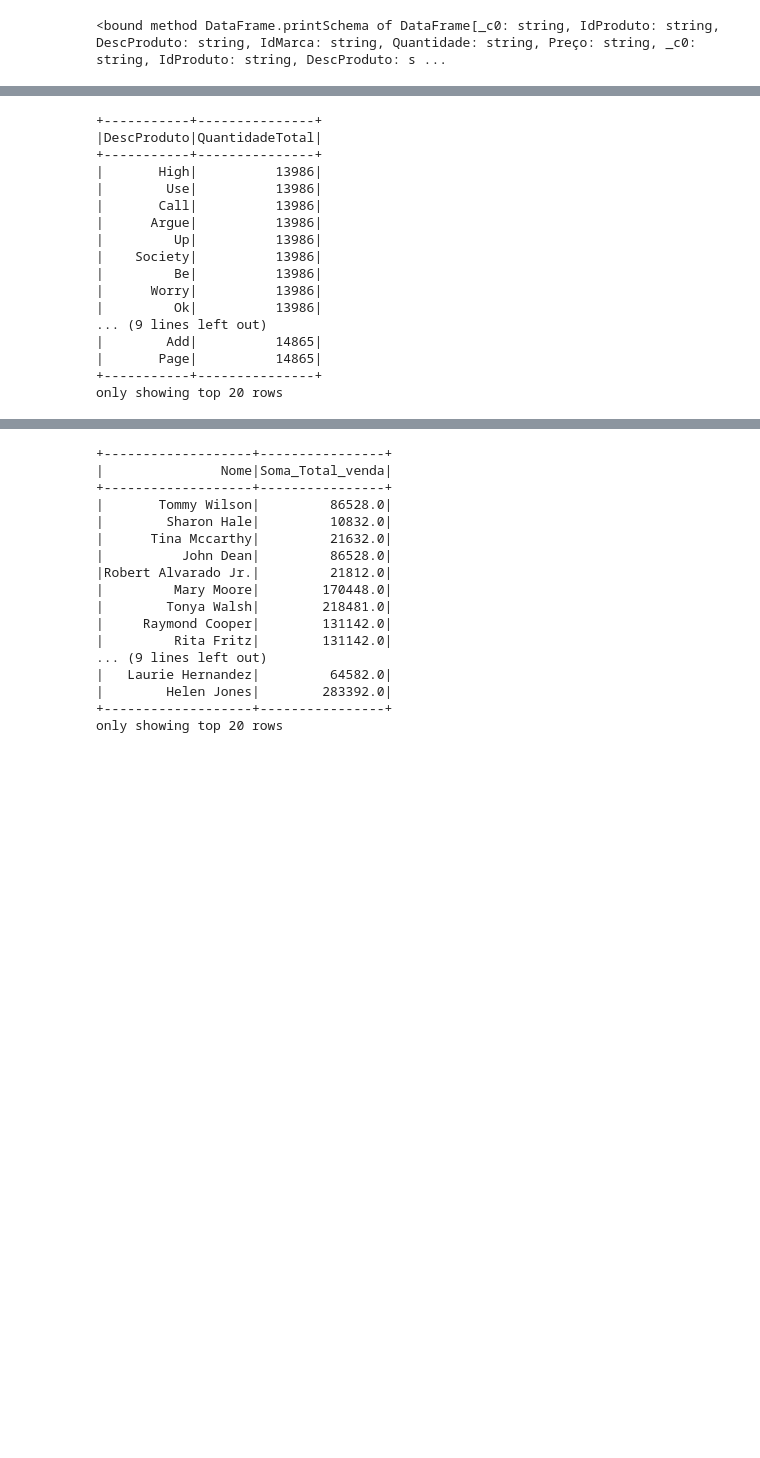
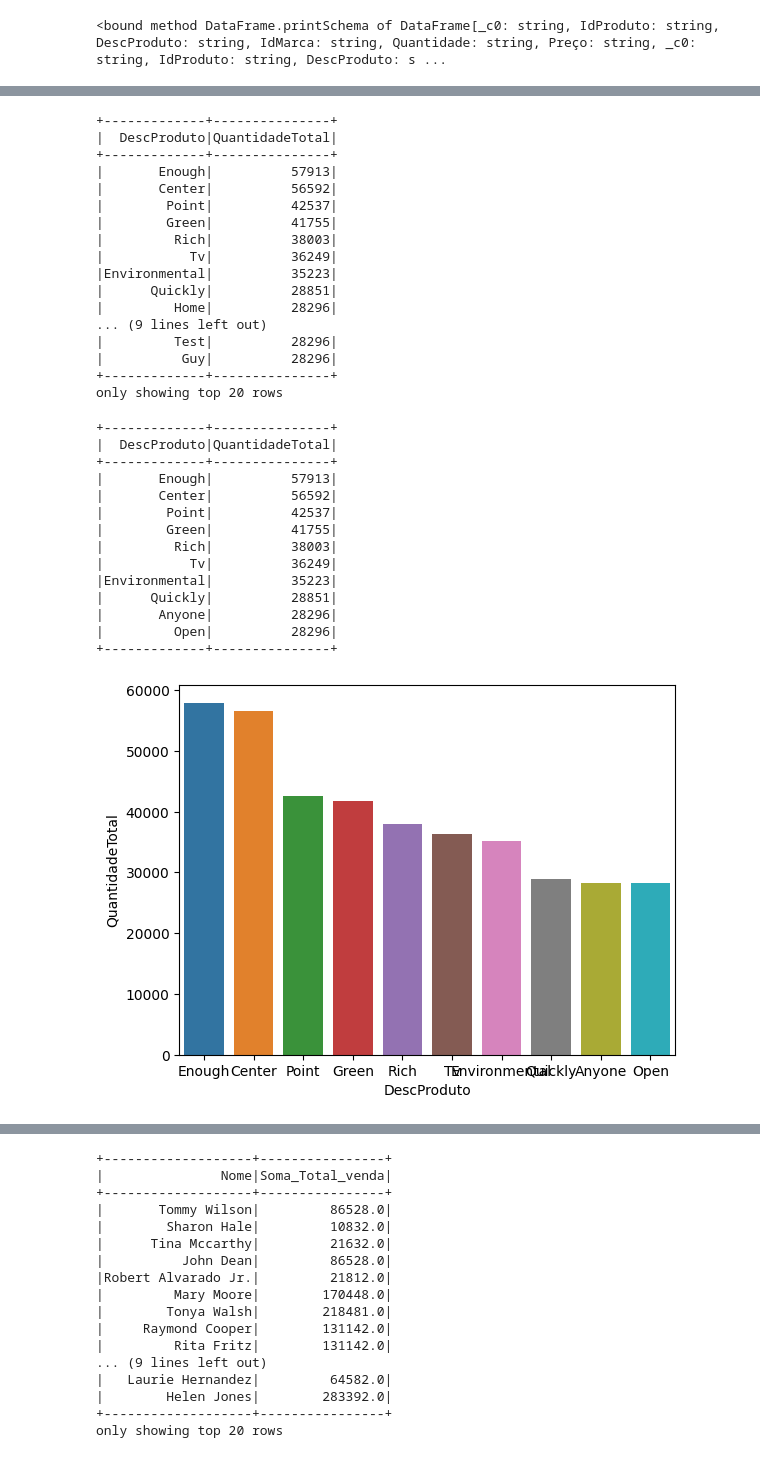
Before and after one commit to alineaprelini/Pyspark, a Jupyter notebook: Spark_DML.ipynb, the cells around one changed output, grey strips where cells are left out. Drawn from its saved outputs; the diff is of its cells as text; code cells hidden in the pictures; blank space fills up the shorter version.

```diff
--- a/Spark_DML.ipynb
+++ b/Spark_DML.ipynb
@@ -92,23 +95,52 @@ df5.show()
 only showing top 20 rows
 # %%
 #Total de vendas por produto
-p = df5.groupBy('DescProduto').agg(F.count('Quantidade').alias('QuantidadeTotal')).orderBy('QuantidadeTotal')
-p.show()
+p = df5.groupBy('DescProduto').agg(F.count('Quantidade').alias('QuantidadeTotal')).orderBy(F.desc('QuantidadeTotal'))
 # %% [output]
-+-----------+---------------+
-|DescProduto|QuantidadeTotal|
-+-----------+---------------+
-|       High|          13986|
-|        Use|          13986|
-|       Call|          13986|
-|      Argue|          13986|
-|         Up|          13986|
-|    Society|          13986|
-|         Be|          13986|
-|      Worry|          13986|
-|         Ok|          13986|
++-------------+---------------+
+|  DescProduto|QuantidadeTotal|
++-------------+---------------+
+|       Enough|          57913|
+|       Center|          56592|
+|        Point|          42537|
+|        Green|          41755|
+|         Rich|          38003|
+|           Tv|          36249|
+|Environmental|          35223|
+|      Quickly|          28851|
+|         Home|          28296|
 ... (9 lines left out)
-|        Add|          14865|
-|       Page|          14865|
-+-----------+---------------+
+|         Test|          28296|
+|          Guy|          28296|
++-------------+---------------+
 only showing top 20 rows
+# %%
+
+# Obter as 10 primeiras linhas
+topVendas = p.limit(10)
+topVendas.show()
+
+# Converter o DataFrame em um Pandas DataFrame
+topVendas_pd = topVendas.toPandas()
+
+# Gerar o gráfico de barras usando o Seaborn
+sns.barplot(x='DescProduto', y='QuantidadeTotal', data=topVendas_pd)
+
+# Exibir o gráfico
+plt.show()
+# %% [output]
++-------------+---------------+
+|  DescProduto|QuantidadeTotal|
++-------------+---------------+
+|       Enough|          57913|
+|       Center|          56592|
+|        Point|          42537|
+|        Green|          41755|
+|         Rich|          38003|
+|           Tv|          36249|
+|Environmental|          35223|
+|      Quickly|          28851|
+|       Anyone|          28296|
+|         Open|          28296|
++-------------+---------------+
+[figure, added]
```
Also changed, not shown: parts of 2 cells of this notebook.
